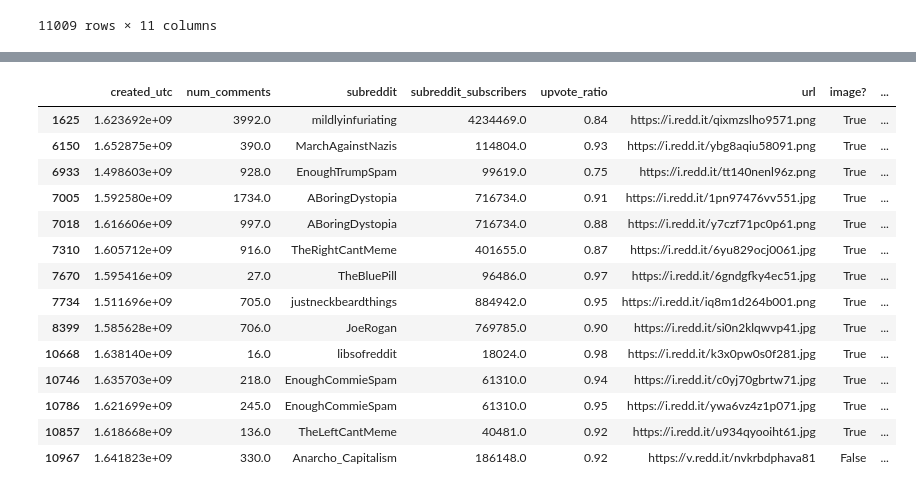
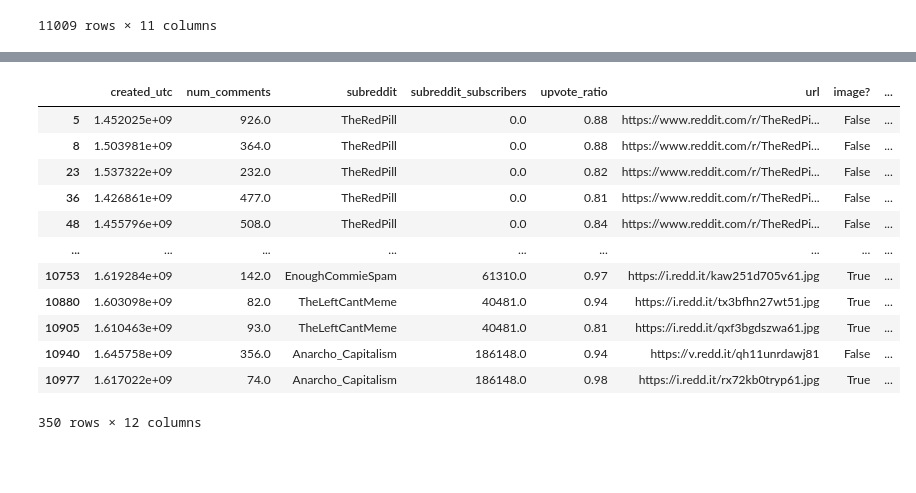
Before and after one commit to deadlykitten1/Reddit_Ban_Prediction, a Jupyter notebook: notebooks/modeling.ipynb, the cells around one changed output, grey strips where cells are left out. Cells and saved outputs as stored; diff of their text form; code cells hidden in the pictures; blank space fills up the shorter version.

```diff
--- a/notebooks/modeling.ipynb
+++ b/notebooks/modeling.ipynb
@@ -78,18 +88,16 @@ Name: agg_labels, dtype: int64
 # %%
-processed_df.loc[processed_df['agg_labels'] == 9]
+processed_df.loc[processed_df['agg_labels'] == 2]
 # %% [output]
 |  | created_utc | num_comments | subreddit | subreddit_subscribers | upvote_ratio | url | image? | ... |
-| 1625 | 1.623692e+09 | 3992.0 | mildlyinfuriating | 4234469.0 | 0.84 | https://i.redd.it/qixmzslho9571.png | True | ... |
-| 6150 | 1.652875e+09 | 390.0 | MarchAgainstNazis | 114804.0 | 0.93 | https://i.redd.it/ybg8aqiu58091.png | True | ... |
-| 6933 | 1.498603e+09 | 928.0 | EnoughTrumpSpam | 99619.0 | 0.75 | https://i.redd.it/tt140nenl96z.png | True | ... |
-| 7005 | 1.592580e+09 | 1734.0 | ABoringDystopia | 716734.0 | 0.91 | https://i.redd.it/1pn97476vv551.jpg | True | ... |
-| 7018 | 1.616606e+09 | 997.0 | ABoringDystopia | 716734.0 | 0.88 | https://i.redd.it/y7czf71pc0p61.png | True | ... |
-| 7310 | 1.605712e+09 | 916.0 | TheRightCantMeme | 401655.0 | 0.87 | https://i.redd.it/6yu829ocj0061.jpg | True | ... |
-| 7670 | 1.595416e+09 | 27.0 | TheBluePill | 96486.0 | 0.97 | https://i.redd.it/6gndgfky4ec51.jpg | True | ... |
-| 7734 | 1.511696e+09 | 705.0 | justneckbeardthings | 884942.0 | 0.95 | https://i.redd.it/iq8m1d264b001.png | True | ... |
-| 8399 | 1.585628e+09 | 706.0 | JoeRogan | 769785.0 | 0.90 | https://i.redd.it/si0n2klqwvp41.jpg | True | ... |
-| 10668 | 1.638140e+09 | 16.0 | libsofreddit | 18024.0 | 0.98 | https://i.redd.it/k3x0pw0s0f281.jpg | True | ... |
-| 10746 | 1.635703e+09 | 218.0 | EnoughCommieSpam | 61310.0 | 0.94 | https://i.redd.it/c0yj70gbrtw71.jpg | True | ... |
-| 10786 | 1.621699e+09 | 245.0 | EnoughCommieSpam | 61310.0 | 0.95 | https://i.redd.it/ywa6vz4z1p071.jpg | True | ... |
-| 10857 | 1.618668e+09 | 136.0 | TheLeftCantMeme | 40481.0 | 0.92 | https://i.redd.it/u934qyooiht61.jpg | True | ... |
-| 10967 | 1.641823e+09 | 330.0 | Anarcho_Capitalism | 186148.0 | 0.92 | https://v.redd.it/nvkrbdphava81 | False | ... |
+| 5 | 1.452025e+09 | 926.0 | TheRedPill | 0.0 | 0.88 | https://www.reddit.com/r/TheRedPi... | False | ... |
+| 8 | 1.503981e+09 | 364.0 | TheRedPill | 0.0 | 0.88 | https://www.reddit.com/r/TheRedPi... | False | ... |
+| 23 | 1.537322e+09 | 232.0 | TheRedPill | 0.0 | 0.82 | https://www.reddit.com/r/TheRedPi... | False | ... |
+| 36 | 1.426861e+09 | 477.0 | TheRedPill | 0.0 | 0.81 | https://www.reddit.com/r/TheRedPi... | False | ... |
+| 48 | 1.455796e+09 | 508.0 | TheRedPill | 0.0 | 0.84 | https://www.reddit.com/r/TheRedPi... | False | ... |
+| ... | ... | ... | ... | ... | ... | ... | ... | ... |
+| 10753 | 1.619284e+09 | 142.0 | EnoughCommieSpam | 61310.0 | 0.97 | https://i.redd.it/kaw251d705v61.jpg | True | ... |
+| 10880 | 1.603098e+09 | 82.0 | TheLeftCantMeme | 40481.0 | 0.94 | https://i.redd.it/tx3bfhn27wt51.jpg | True | ... |
+| 10905 | 1.610463e+09 | 93.0 | TheLeftCantMeme | 40481.0 | 0.81 | https://i.redd.it/qxf3bgdszwa61.jpg | True | ... |
+| 10940 | 1.645758e+09 | 356.0 | Anarcho_Capitalism | 186148.0 | 0.94 | https://v.redd.it/qh11unrdawj81 | False | ... |
+| 10977 | 1.617022e+09 | 74.0 | Anarcho_Capitalism | 186148.0 | 0.98 | https://i.redd.it/rx72kb0tryp61.jpg | True | ... |
+350 rows × 12 columns
```
Also changed, not shown: parts of 4 cells of this notebook, 2 other files.
